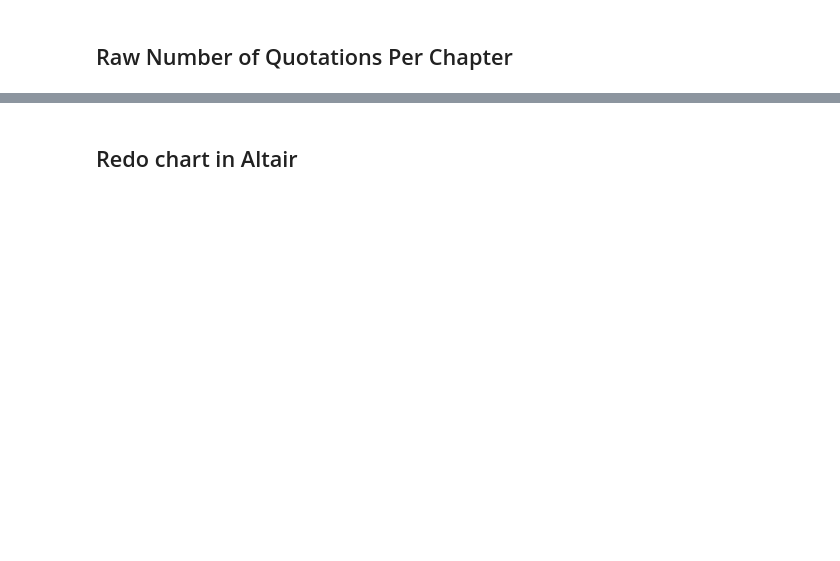
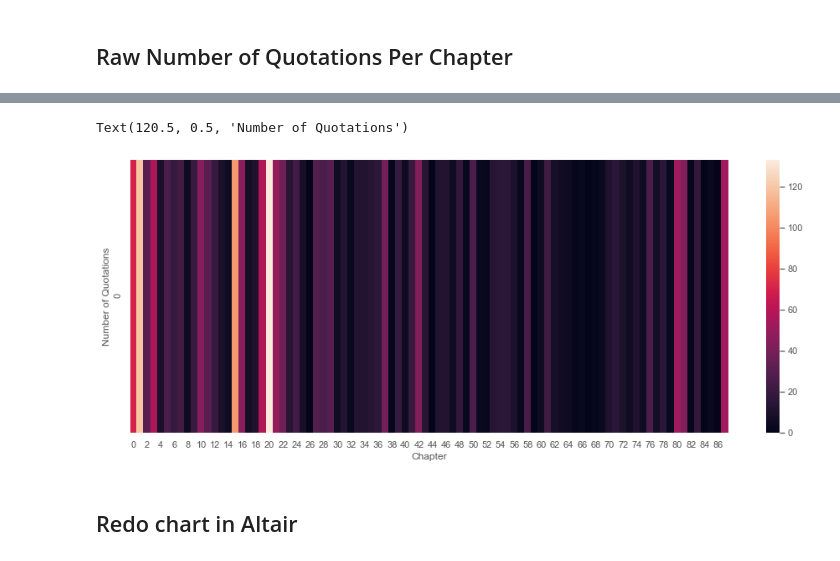
Before and after one commit to lit-mod-viz/middlemarch-critical-histories, a Jupyter notebook: notebooks/jstor-analysis.ipynb, the cells around one changed output, grey strips where cells are left out. Drawn from its saved outputs; the diff is of its cells as text; code cells hidden in the pictures; blank space fills up the shorter version.

```diff
--- a/notebooks/jstor-analysis.ipynb
+++ b/notebooks/jstor-analysis.ipynb
@@ -394,6 +408,17 @@ plotDiachronicAnalysis(diachronicAnalysis(df, decades=(1950, 2020), bins=chapter
 plotDiachronicAnalysis(diachronicAnalysis(df, decades=(1960, 2020), bins=chapterLocations).sort_index())
 # %% [output]
 [figure]
+# %%
+# Create a one-dimensional heatmap of the synchonic raw number of quotations per chapter, as heatmap
+vec1=synchronicAnalysis(df, useWordcounts=False)
+fig, ax = plt.subplots()
+sns.color_palette("magma")
+sns.heatmap([vec1])
+ax.set_xlabel('Chapter')
+ax.set_ylabel('Number of Quotations')
+# %% [output]
+Text(120.5, 0.5, 'Number of Quotations')
+[figure, added]
 # %%
 diaDF = diachronicAnalysis(df, decades=(1960, 2020), bins=chapterLocations).sort_index()
 # %% [markdown]
```
Also changed, not shown: parts of 42 cells of this notebook, 3 other files.
